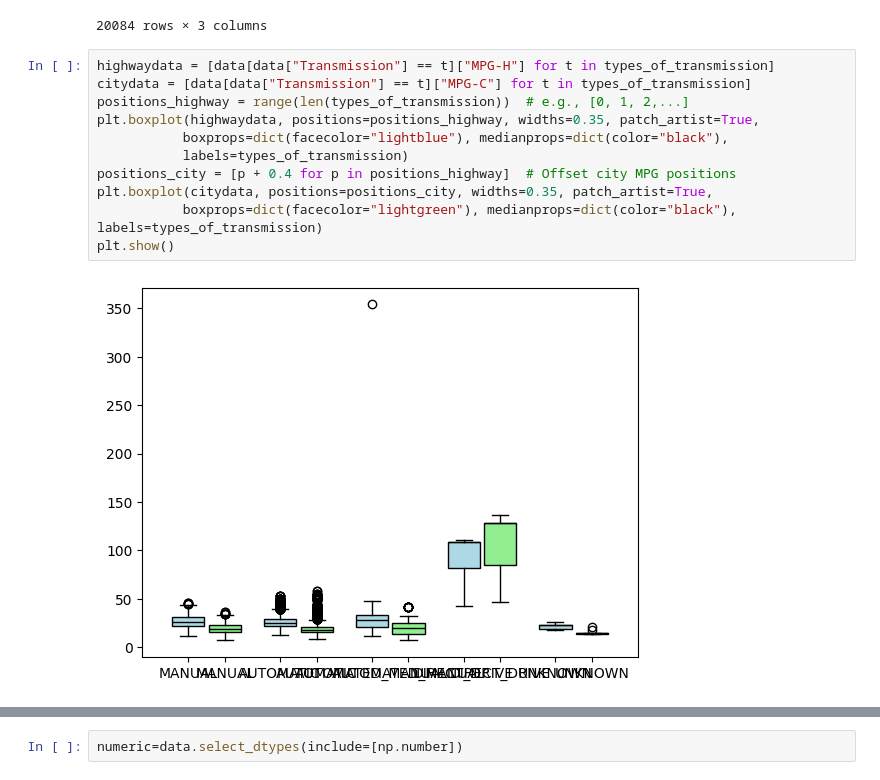
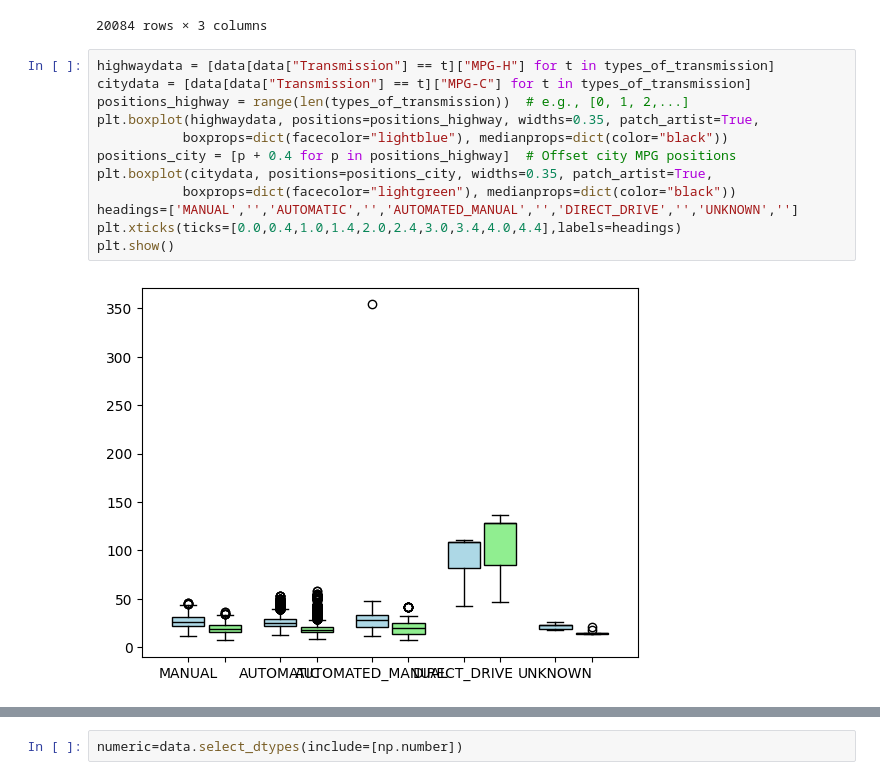
Before and after one commit to dpatil23/Grid-Intelligence-ML, a Jupyter notebook: Assignment_1_230343.ipynb, the cells around one changed output, grey strips where cells are left out. Drawn from its saved outputs; the diff is of its cells as text.

```diff
--- a/Assignment_1_230343.ipynb
+++ b/Assignment_1_230343.ipynb
@@ -434,13 +434,14 @@ melted
 # %%
 highwaydata = [data[data["Transmission"] == t]["MPG-H"] for t in types_of_transmission]
 citydata = [data[data["Transmission"] == t]["MPG-C"] for t in types_of_transmission]
 positions_highway = range(len(types_of_transmission))  # e.g., [0, 1, 2,...]
 plt.boxplot(highwaydata, positions=positions_highway, widths=0.35, patch_artist=True,
-           boxprops=dict(facecolor="lightblue"), medianprops=dict(color="black"),
-           labels=types_of_transmission)
+           boxprops=dict(facecolor="lightblue"), medianprops=dict(color="black"))
 positions_city = [p + 0.4 for p in positions_highway]  # Offset city MPG positions
 plt.boxplot(citydata, positions=positions_city, widths=0.35, patch_artist=True,
-           boxprops=dict(facecolor="lightgreen"), medianprops=dict(color="black"), labels=types_of_transmission)
+           boxprops=dict(facecolor="lightgreen"), medianprops=dict(color="black"))
+headings=['MANUAL','','AUTOMATIC','','AUTOMATED_MANUAL','','DIRECT_DRIVE','','UNKNOWN','']
+plt.xticks(ticks=[0.0,0.4,1.0,1.4,2.0,2.4,3.0,3.4,4.0,4.4],labels=headings)
 plt.show()
 # %% [output]
-[figure, old version]
+[figure, new version]
```
Also changed, not shown: parts of 1 cell of this notebook.
